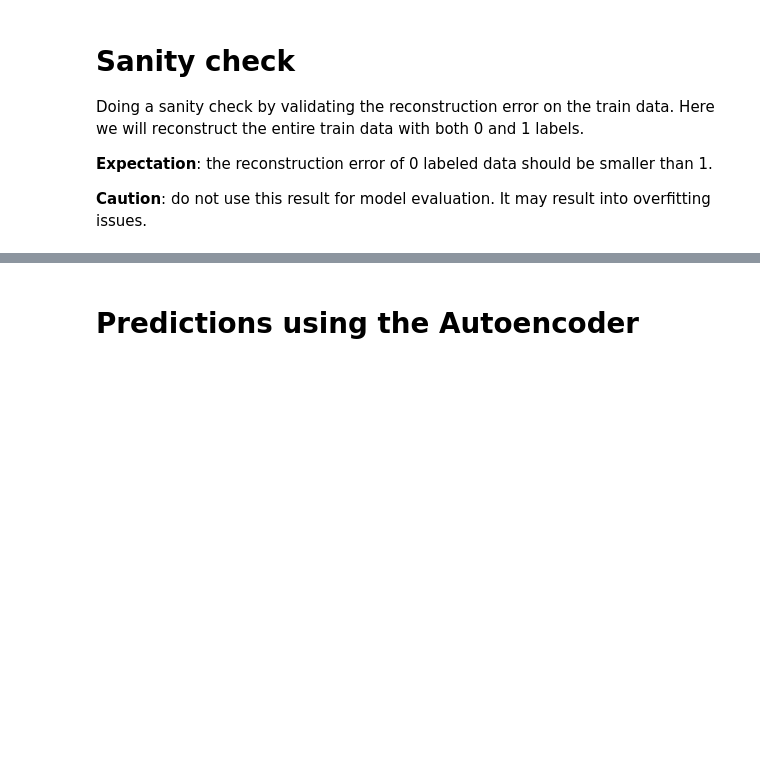
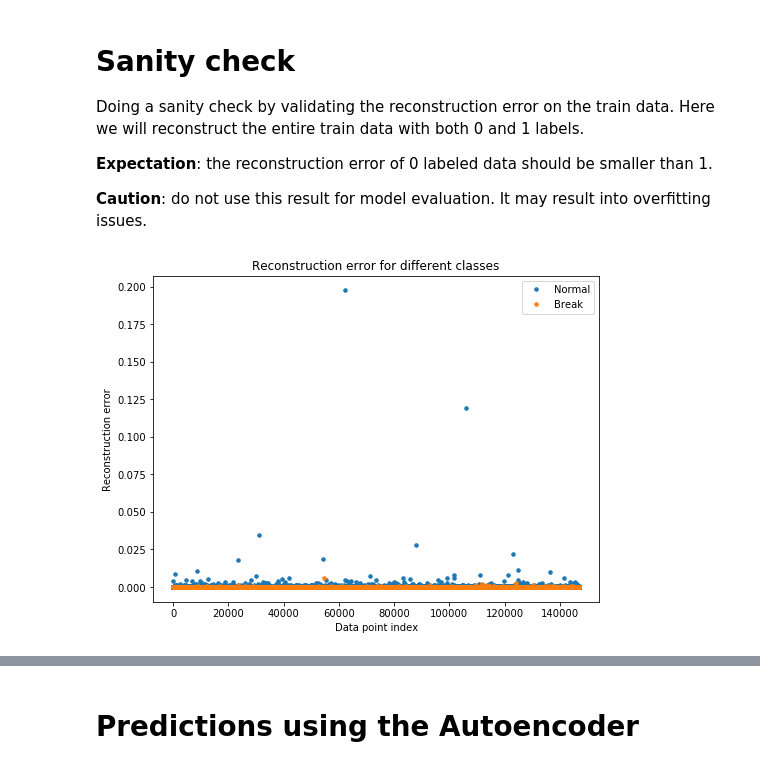
Before and after one commit to francovm/SSE, a Jupyter notebook: notebooks/11-LSTM-Vanilla-Anomaly-standarize.ipynb, the cells around one changed output, grey strips where cells are left out. Saved outputs shown, nothing was run; the diff lists cells and outputs as text; code cells hidden in the pictures; blank space fills up the shorter version.

```diff
--- a/notebooks/11-LSTM-Vanilla-Anomaly-standarize.ipynb
+++ b/notebooks/11-LSTM-Vanilla-Anomaly-standarize.ipynb
@@ -147,6 +155,8 @@ scaler = StandardScaler().fit(flatten(X_train))
 X_train_y0_scaled = scale(X_train_y0, scaler)
 X_valid_y0_scaled = scale(X_valid_y0, scaler)
 X_test_scaled = scale(X_test, scaler)
+X_train_scaled = scale(X_train, scaler)
+X_valid_scaled = scale(X_valid, scaler)
 # %% [markdown]
 ### Test Standarization
 # %%
@@ -236,3 +247,8 @@ plt.show()
 # %%
 # save model and architecture to single file
 # model.save("/home/francovm/Projects/SSE/models/Binary_clasifier/Binary_clasifier_LSTM_SSE_40days-shifted.h5")
+
+# load model
+model = load_model("/home/francovm/Projects/SSE/models/Vanilla/Vanilla-anomaly_LSTM_SSE_20window-stand.h5")
+# summarize model.
+model.summary()
@@ -248,24 +283,26 @@ Doing a sanity check by validating the reconstruction error on the train data. H
 train_x_predictions = model.predict(X_train_scaled)
 # %%
 
-mse = np.mean(np.power(flatten(X_train) - flatten(train_x_predictions), 2), axis=1)
+mse = np.mean(np.power(flatten(X_train_scaled) - flatten(train_x_predictions), 2), axis=1)
 
 error_df = pd.DataFrame({'Reconstruction_error': mse,
                         'True_class': y_train.tolist()})
 
 # error_df = error_df.reset_index()
 groups = error_df.groupby('True_class')
 
 fig, ax = plt.subplots()
 
 # print(np.reshape(group.index,140681,1), group.Reconstruction_error)
 for name, group in groups:
     ax.plot(group.Reconstruction_error, marker='o', ms=3.5, linestyle='',label= "Break" if name == 1. else "Normal")
 
 ax.legend()
 plt.title("Reconstruction error for different classes")
 plt.ylabel("Reconstruction error")
 plt.xlabel("Data point index")
 plt.show()
+# %% [output]
+[figure, added]
 # %%
 plt.plot(mse)
```
Also changed, not shown: parts of 15 cells of this notebook, 54 other files.
